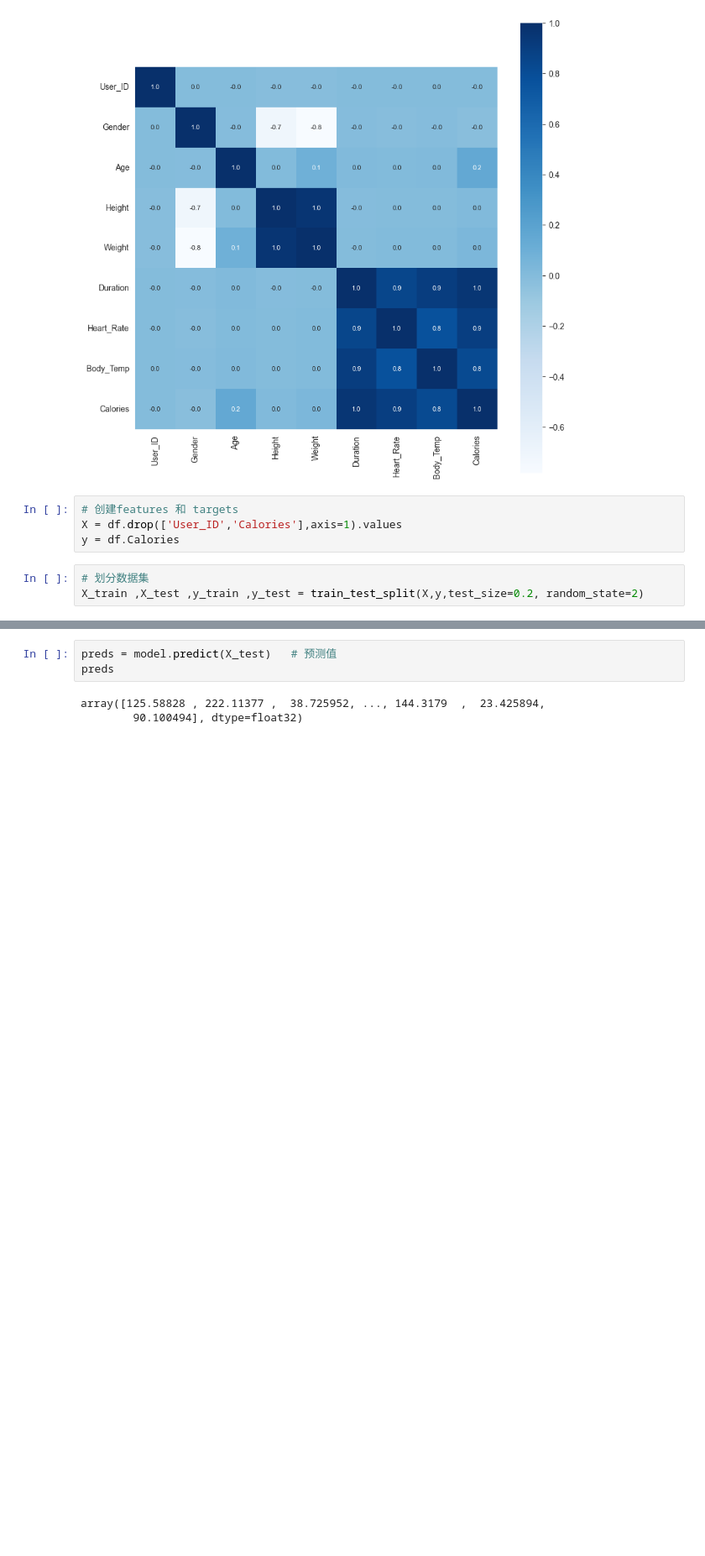
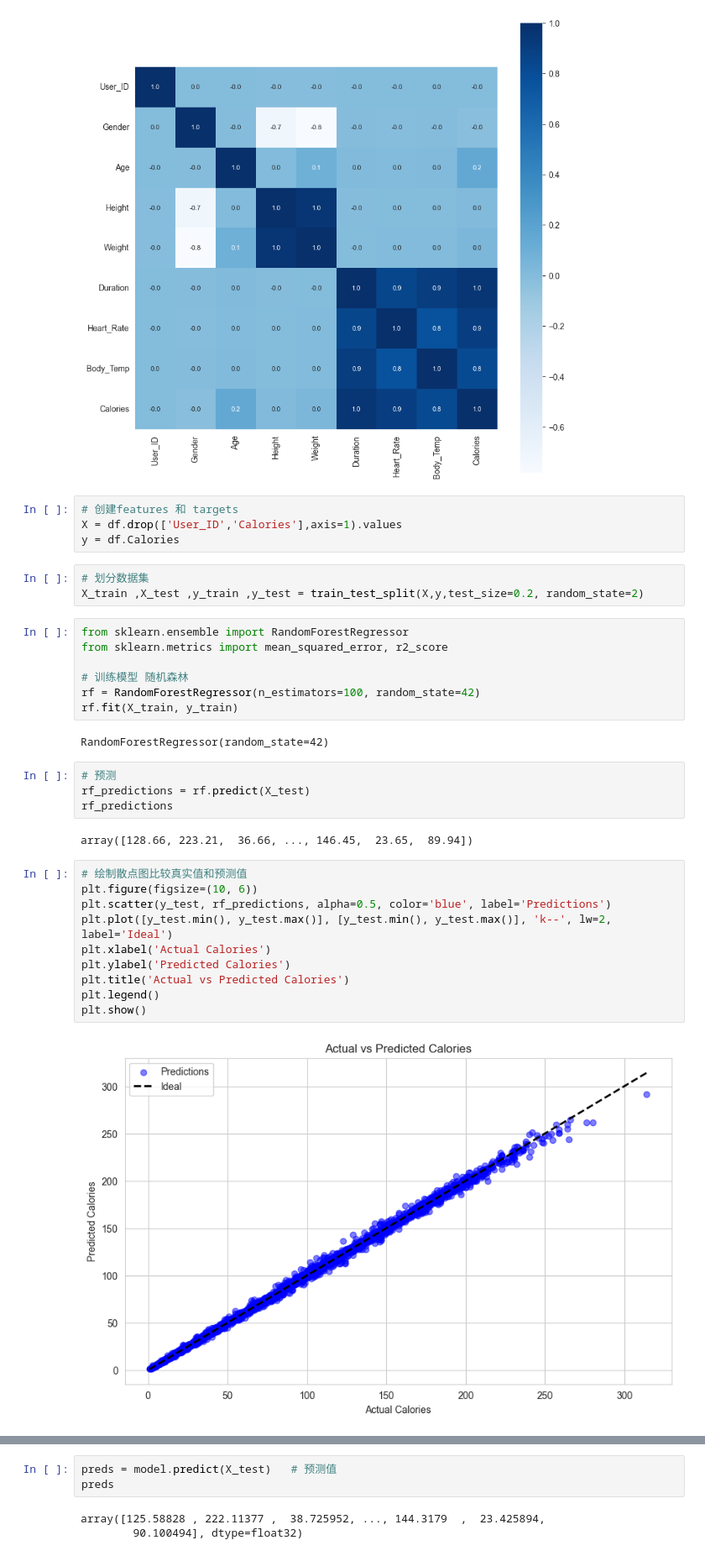
Before and after one commit to DWG1918/DataMining-Workshop, a Jupyter notebook: main.ipynb, the cells around one changed output, grey strips where cells are left out. Shown at 84% size. Cells and saved outputs as stored; diff of their text form; blank space fills up the shorter version.

```diff
--- a/main.ipynb
+++ b/main.ipynb
@@ -209,3 +209,30 @@ y = df.Calories
 # %%
 # 划分数据集
 X_train ,X_test ,y_train ,y_test = train_test_split(X,y,test_size=0.2, random_state=2)
+# %%
+from sklearn.ensemble import RandomForestRegressor
+from sklearn.metrics import mean_squared_error, r2_score
+
+# 训练模型 随机森林
+rf = RandomForestRegressor(n_estimators=100, random_state=42)
+rf.fit(X_train, y_train)
+# %% [output]
+RandomForestRegressor(random_state=42)
+# %%
+# 预测
+rf_predictions = rf.predict(X_test)
+rf_predictions
+# %% [output]
+array([128.66, 223.21,  36.66, ..., 146.45,  23.65,  89.94])
+# %%
+# 绘制散点图比较真实值和预测值
+plt.figure(figsize=(10, 6))
+plt.scatter(y_test, rf_predictions, alpha=0.5, color='blue', label='Predictions')
+plt.plot([y_test.min(), y_test.max()], [y_test.min(), y_test.max()], 'k--', lw=2, label='Ideal')
+plt.xlabel('Actual Calories')
+plt.ylabel('Predicted Calories')
+plt.title('Actual vs Predicted Calories')
+plt.legend()
+plt.show()
+# %% [output]
+[figure, added]
```
Also changed, not shown: parts of 4 cells of this notebook.
